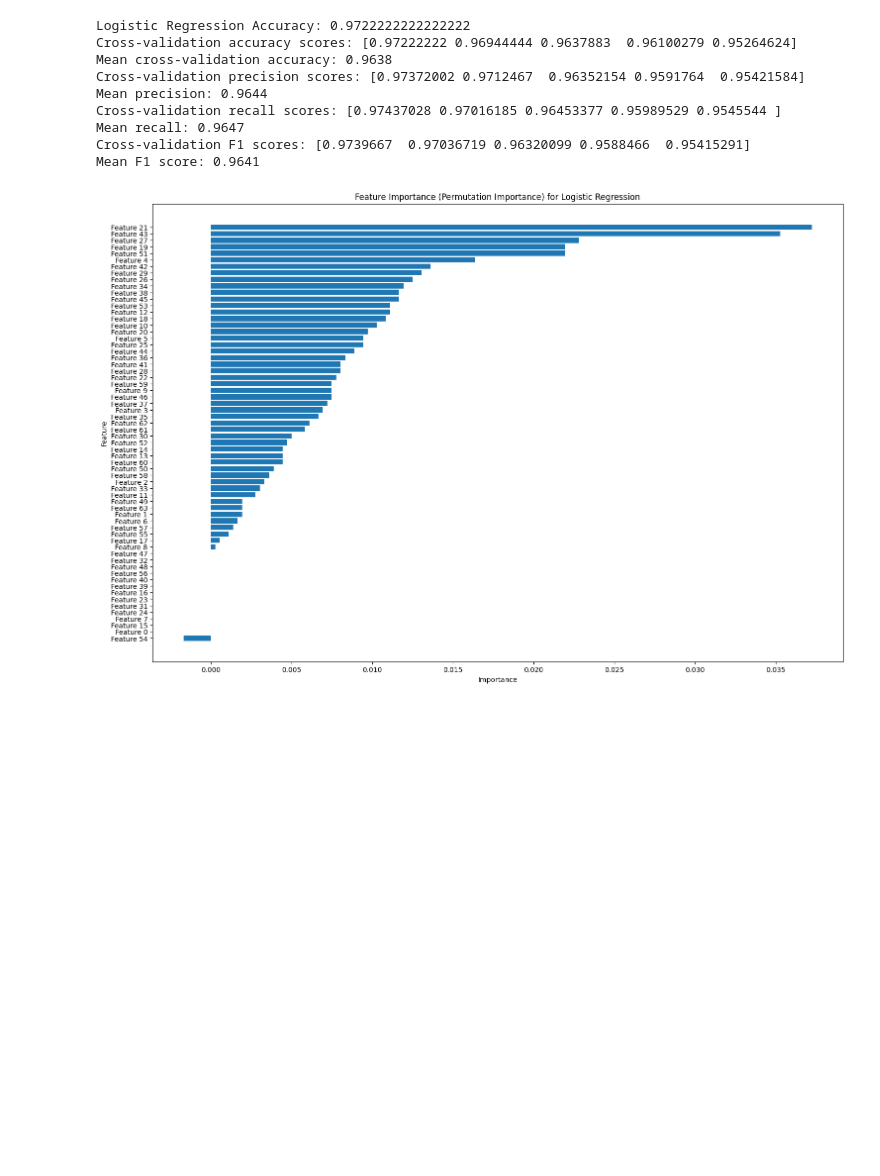
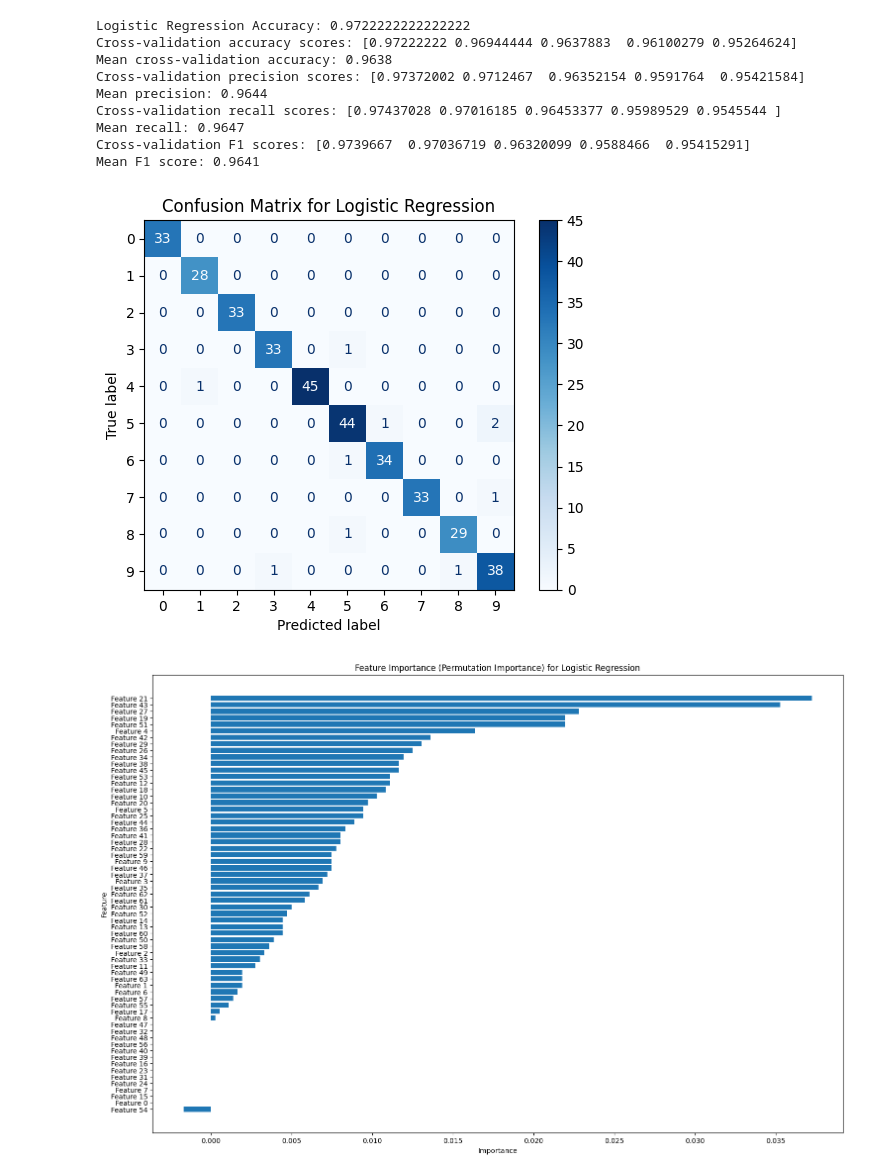
Before and after one commit to zubair-ui/Handwritten-Digit-Classification-using-KNN, a Jupyter notebook: Model.ipynb, the cells around one changed output. Drawn from its saved outputs; the diff is of its cells as text; code cells hidden in the pictures; blank space fills up the shorter version.

Commit message:
Added Confusion Matrix for Logitic regression

```diff
--- a/Model.ipynb
+++ b/Model.ipynb
@@ -296,6 +315,20 @@ Cross-validation recall scores: [0.97437028 0.97016185 0.96453377 0.95989529 0.9
 Mean recall: 0.9647
 Cross-validation F1 scores: [0.9739667  0.97036719 0.96320099 0.9588466  0.95415291]
 Mean F1 score: 0.9641
+# %%
+# Predict on the test set using the Logistic Regression model
+y_pred_log_reg = log_reg.predict(X_test_scaled)
+
+# Generate confusion matrix
+cm_log_reg = confusion_matrix(y_test, y_pred_log_reg)
+
+# Display confusion matrix
+disp_log_reg = ConfusionMatrixDisplay(confusion_matrix=cm_log_reg, display_labels=log_reg.classes_)
+disp_log_reg.plot(cmap='Blues')
+plt.title('Confusion Matrix for Logistic Regression')
+plt.show()
+# %% [output]
+[figure, added]
 # %%
 
 # Train Logistic Regression model
```
Also changed, not shown: parts of 1 cell of this notebook.
